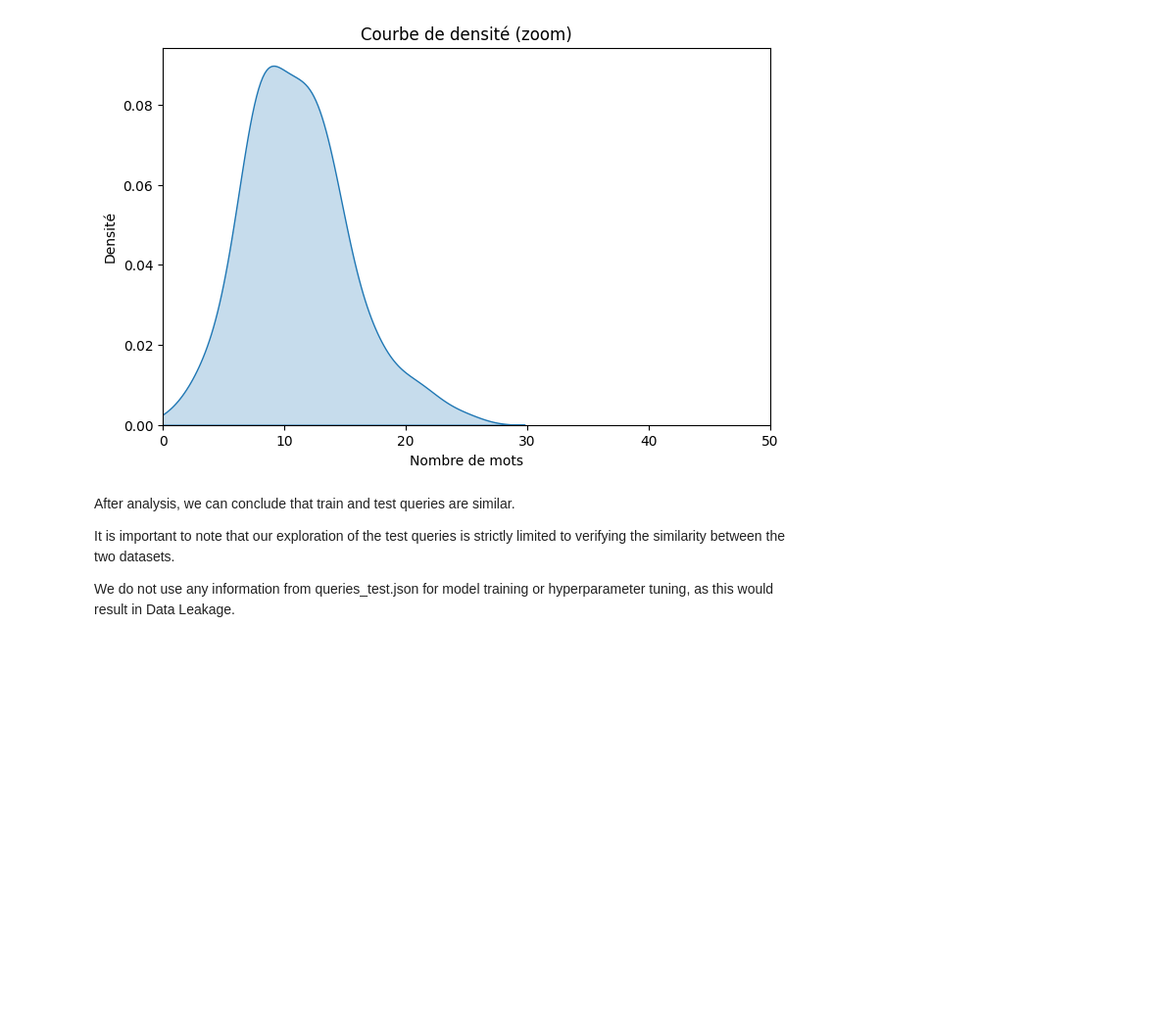
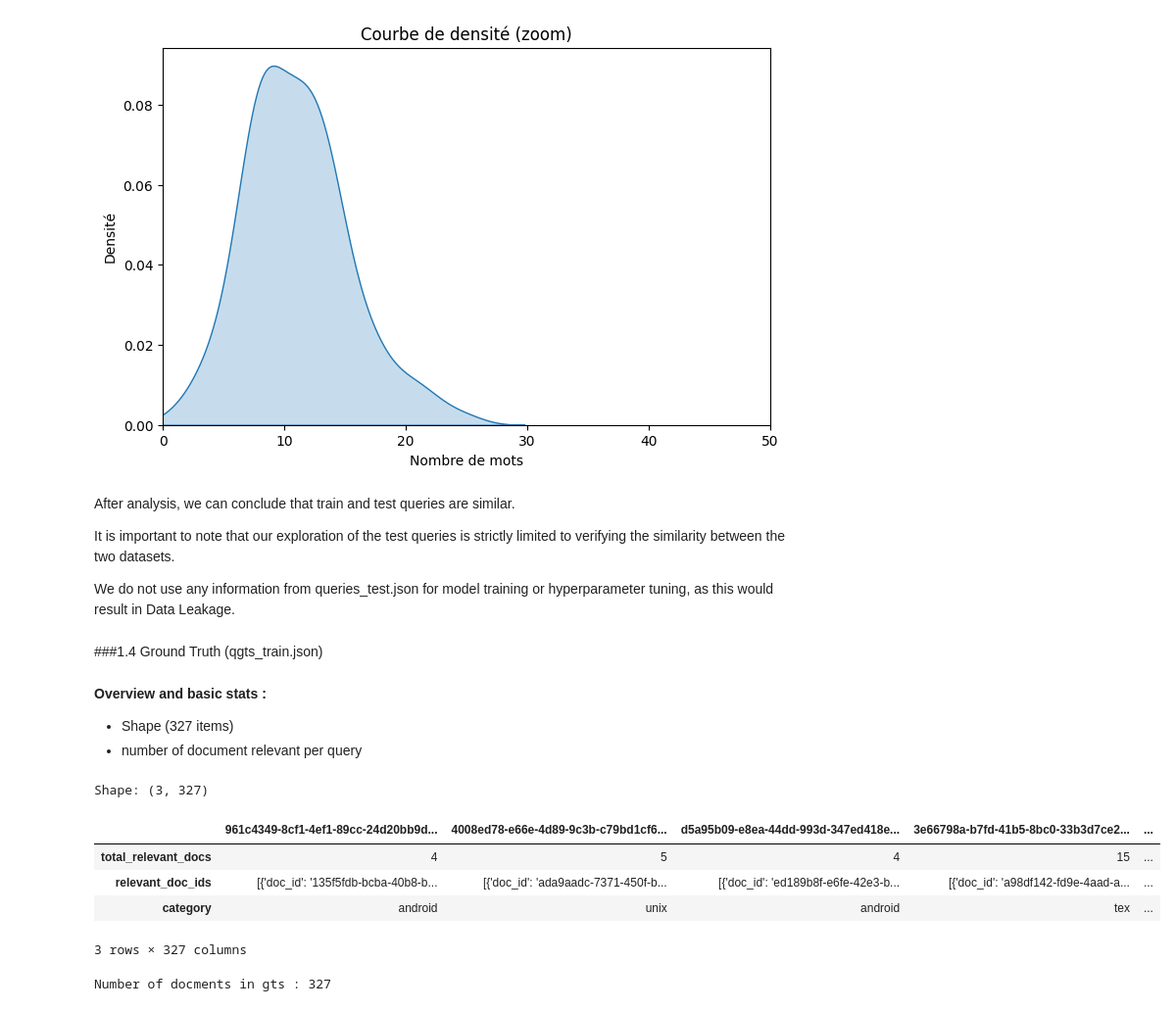
Before and after one commit to AbdelkarimElm/information-retrieval-engine, a Jupyter notebook: information_retrieval_engine.ipynb, the cells around one changed output. Shown at 98% size. Saved outputs shown, nothing was run; the diff lists cells and outputs as text; code cells hidden in the pictures; blank space fills up the shorter version.

Commit message:
Ground truth overview

```diff
--- a/information_retrieval_engine.ipynb
+++ b/information_retrieval_engine.ipynb
@@ -1065,3 +1065,24 @@ verifying the similarity between the two datasets.
 
 We do not use any information from queries_test.json for model training or hyperparameter tuning, as this would result
 in Data Leakage.
+# %% [markdown]
+###1.4 Ground Truth (qgts_train.json)
+# %% [markdown]
+**Overview and basic stats :**
+- Shape (327 items)
+- number of document relevant per query
+# %%
+# Aperçu global
+print("Shape:", gts_df.shape)
+gts_df.head(10) #10 premiéres lignes
+# %% [output]
+Shape: (3, 327)
+|  | 961c4349-8cf1-4ef1-89cc-24d20bb9d... | 4008ed78-e66e-4d89-9c3b-c79bd1cf6... | d5a95b09-e8ea-44dd-993d-347ed418e... | 3e66798a-b7fd-41b5-8bc0-33b3d7ce2... | ... |
+| total_relevant_docs | 4 | 5 | 4 | 15 | ... |
+| relevant_doc_ids | [{'doc_id': '135f5fdb-bcba-40b8-b... | [{'doc_id': 'ada9aadc-7371-450f-b... | [{'doc_id': 'ed189b8f-e6fe-42e3-b... | [{'doc_id': 'a98df142-fd9e-4aad-a... | ... |
+| category | android | unix | android | tex | ... |
+3 rows × 327 columns
+# %%
+print("Number of docments in gts :", gts_df.shape[1])
+# %% [output]
+Number of docments in gts : 327
```
